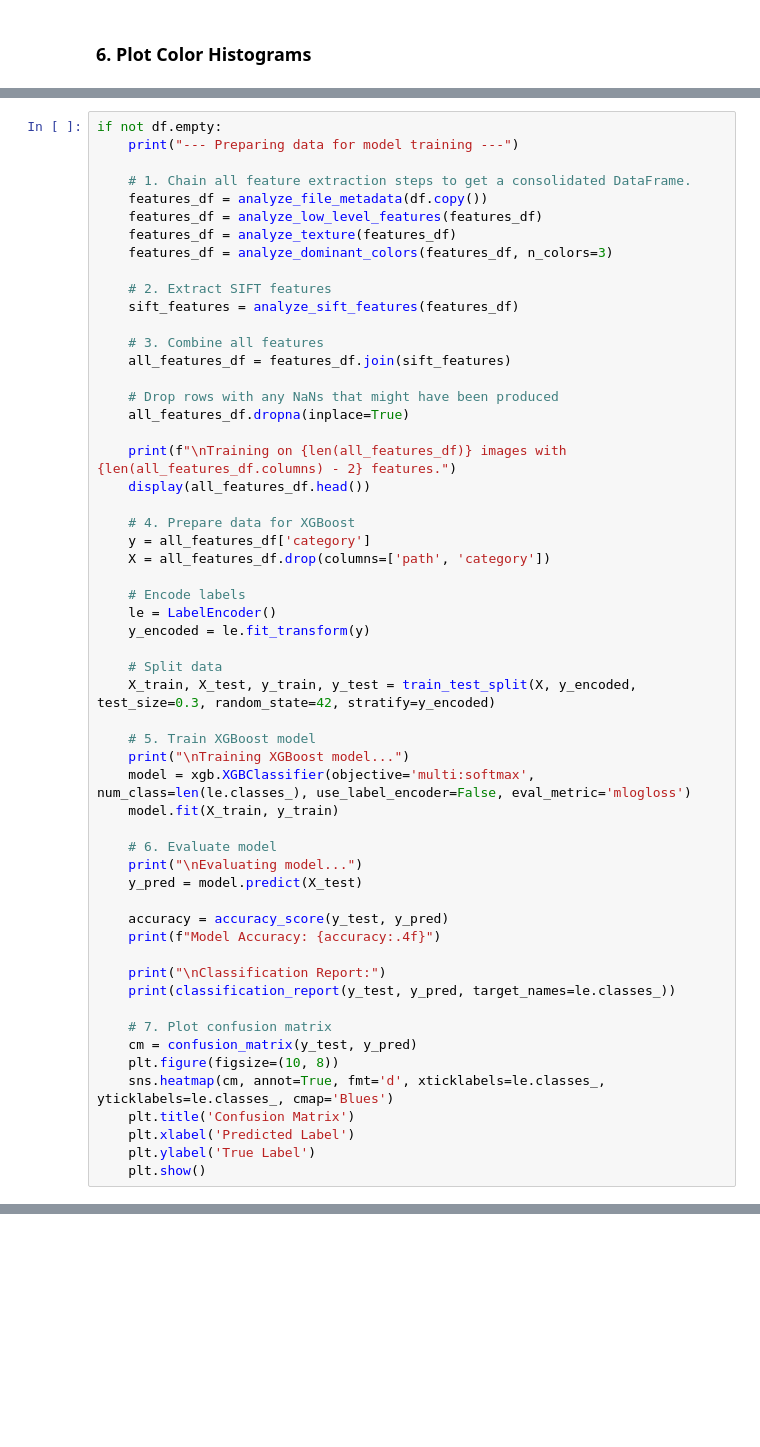
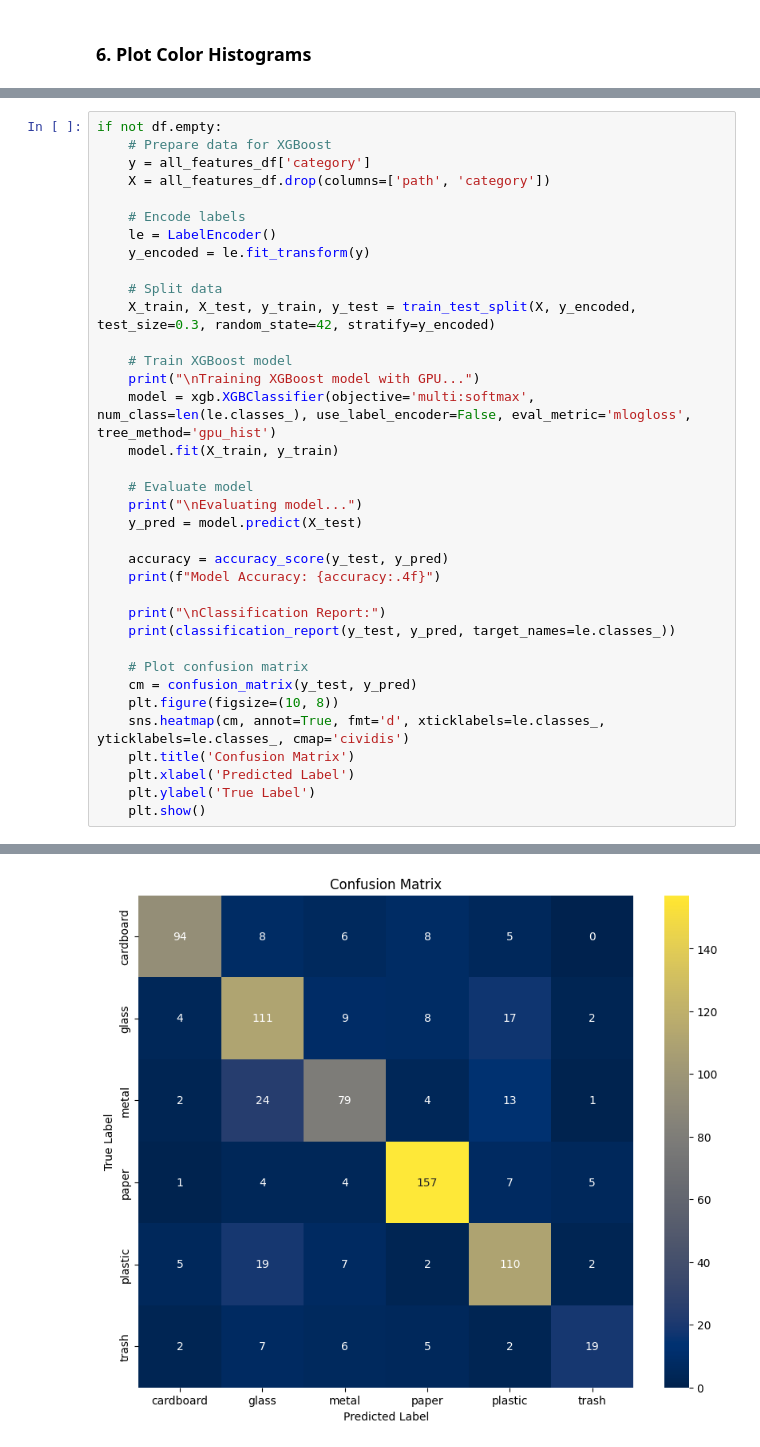
Before and after one commit to LeoCenturion/ceia-cv2, a Jupyter notebook: image_analyzer_notebook.ipynb, the cells around one changed output, grey strips where cells are left out. Saved outputs shown, nothing was run; the diff lists cells and outputs as text; blank space fills up the shorter version.

```diff
--- a/image_analyzer_notebook.ipynb
+++ b/image_analyzer_notebook.ipynb
@@ -315,26 +546,6 @@ This section combines all the previously defined features (metadata, low-level,
 # %%
 if not df.empty:
-    print("--- Preparing data for model training ---")
-
-    # 1. Chain all feature extraction steps to get a consolidated DataFrame.
-    features_df = analyze_file_metadata(df.copy())
-    features_df = analyze_low_level_features(features_df)
-    features_df = analyze_texture(features_df)
-    features_df = analyze_dominant_colors(features_df, n_colors=3)
-
-    # 2. Extract SIFT features
-    sift_features = analyze_sift_features(features_df)
-
-    # 3. Combine all features
-    all_features_df = features_df.join(sift_features)
-
-    # Drop rows with any NaNs that might have been produced
-    all_features_df.dropna(inplace=True)
-
-    print(f"\nTraining on {len(all_features_df)} images with {len(all_features_df.columns) - 2} features.")
-    display(all_features_df.head())
-
-    # 4. Prepare data for XGBoost
+    # Prepare data for XGBoost
     y = all_features_df['category']
     X = all_features_df.drop(columns=['path', 'category'])
 
@@ -345,12 +556,12 @@ if not df.empty:
     # Split data
     X_train, X_test, y_train, y_test = train_test_split(X, y_encoded, test_size=0.3, random_state=42, stratify=y_encoded)
 
-    # 5. Train XGBoost model
-    print("\nTraining XGBoost model...")
-    model = xgb.XGBClassifier(objective='multi:softmax', num_class=len(le.classes_), use_label_encoder=False, eval_metric='mlogloss')
+    # Train XGBoost model
+    print("\nTraining XGBoost model with GPU...")
+    model = xgb.XGBClassifier(objective='multi:softmax', num_class=len(le.classes_), use_label_encoder=False, eval_metric='mlogloss', tree_method='gpu_hist')
     model.fit(X_train, y_train)
 
-    # 6. Evaluate model
+    # Evaluate model
     print("\nEvaluating model...")
     y_pred = model.predict(X_test)
 
@@ -360,11 +571,12 @@ if not df.empty:
     print("\nClassification Report:")
     print(classification_report(y_test, y_pred, target_names=le.classes_))
 
-    # 7. Plot confusion matrix
+    # Plot confusion matrix
     cm = confusion_matrix(y_test, y_pred)
     plt.figure(figsize=(10, 8))
-    sns.heatmap(cm, annot=True, fmt='d', xticklabels=le.classes_, yticklabels=le.classes_, cmap='Blues')
+    sns.heatmap(cm, annot=True, fmt='d', xticklabels=le.classes_, yticklabels=le.classes_, cmap='cividis')
     plt.title('Confusion Matrix')
     plt.xlabel('Predicted Label')
     plt.ylabel('True Label')
     plt.show()
+# %% [output]
@@ -370,0 +609 @@ if not df.empty:
+[figure, added]
```
Also changed, not shown: parts of 17 cells of this notebook.
